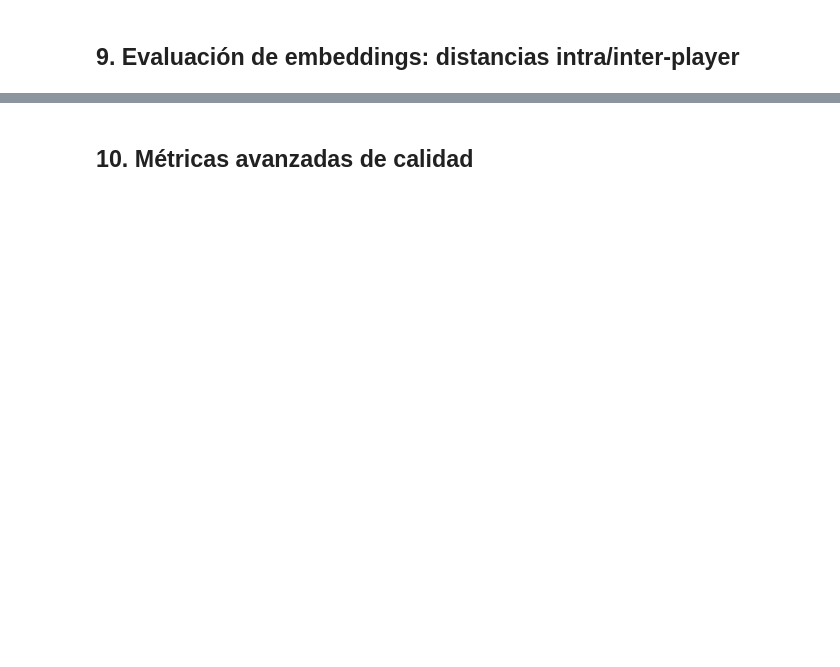
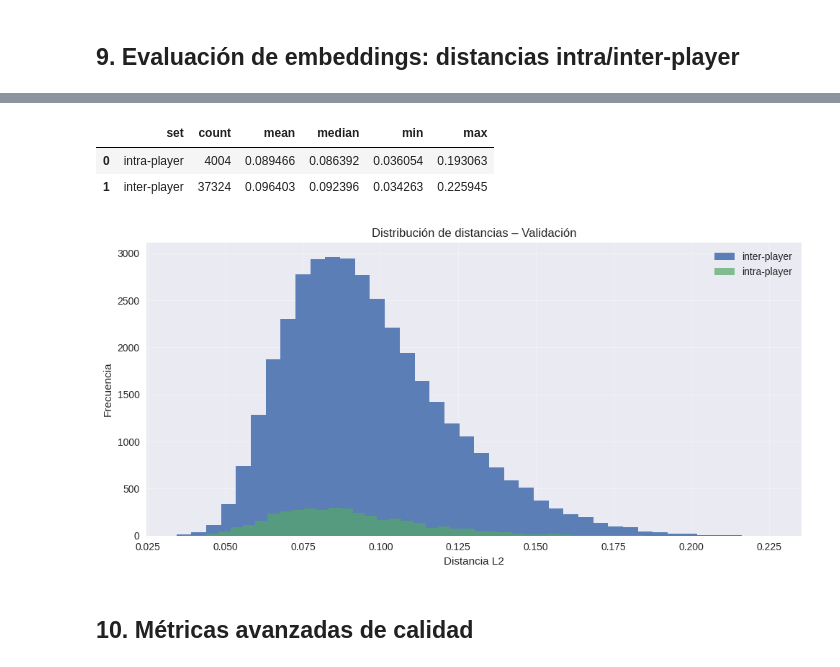
Before and after one commit to andrewyernau/tfe_chess_stylometry, a Jupyter notebook: labs/notebooks/102_chess_siamese_compressed.ipynb, the cells around one changed output, grey strips where cells are left out. Saved outputs shown, nothing was run; the diff lists cells and outputs as text; code cells hidden in the pictures; blank space fills up the shorter version.

```diff
--- a/labs/notebooks/102_chess_siamese_compressed.ipynb
+++ b/labs/notebooks/102_chess_siamese_compressed.ipynb
@@ -532,5 +532,28 @@ Total heatmaps: 61488
 # %% [markdown]
 ## 4. Descubrimiento de muestras y split train/val
+# %%
+# Configuración de nuevo, para confirmar los parámetros
+
+CONFIG = {
+    "event_name": "compressed_training",
+    "num_blocks": 41,
+    "move_range": (20, 61),
+    "block_config": [(m, m, f"mv{m:02d}") for m in range(20, 61)],
+    "image_size": (192, 192),
+    "players_count": 10,
+    "games_per_player": 150,
+    "min_games_in_db": 300,
+    "min_samples_per_player": 4,
+    "validation_fraction": 0.2,
+    "triplets_per_epoch": 2048,
+    "val_triplets": 512,
+    "batch_size": 4,
+    "epochs": 2000,
+    "margin": 0.05,
+    "learning_rate": 1e-5,
+    "embedding_cache_dir": LABS_DIR / "dataset" / "embedding_102",
+    "seed": SEED,
+}
 # %%
 @dataclass(frozen=True)
 class GameSample:
@@ -1224,10 +1275,8 @@ distance_summary = pd.DataFrame([
 display(distance_summary)
 
 plt.figure(figsize=(10, 5))
-plt.hist(positive_distances, bins=40, alpha=0.7,
-         label="intra-player (mismo jugador)", color="#2196F3")
-plt.hist(negative_distances, bins=40, alpha=0.7,
-         label="inter-player (distinto jugador)", color="#F44336")
+plt.hist(negative_distances, bins=40, alpha=0.9, label="inter-player")
+plt.hist(positive_distances, bins=40, alpha=0.7, label="intra-player")
 plt.xlabel("Distancia L2")
 plt.ylabel("Frecuencia")
 plt.title("Distribución de distancias – Validación")
@@ -1235,3 +1284,4 @@ plt.legend()
 plt.grid(True, alpha=0.3)
 plt.tight_layout()
 plt.show()
+# %% [output]
@@ -1238,3 +1289,7 @@ plt.show()
+|  | set | count | mean | median | min | max |
+| 0 | intra-player | 4004 | 0.089466 | 0.086392 | 0.036054 | 0.193063 |
+| 1 | inter-player | 37324 | 0.096403 | 0.092396 | 0.034263 | 0.225945 |
+[figure, added]
 # %% [markdown]
 ## 10. Métricas avanzadas de calidad
 # %%
```
Also changed, not shown: parts of 15 cells of this notebook, 19 other files.
